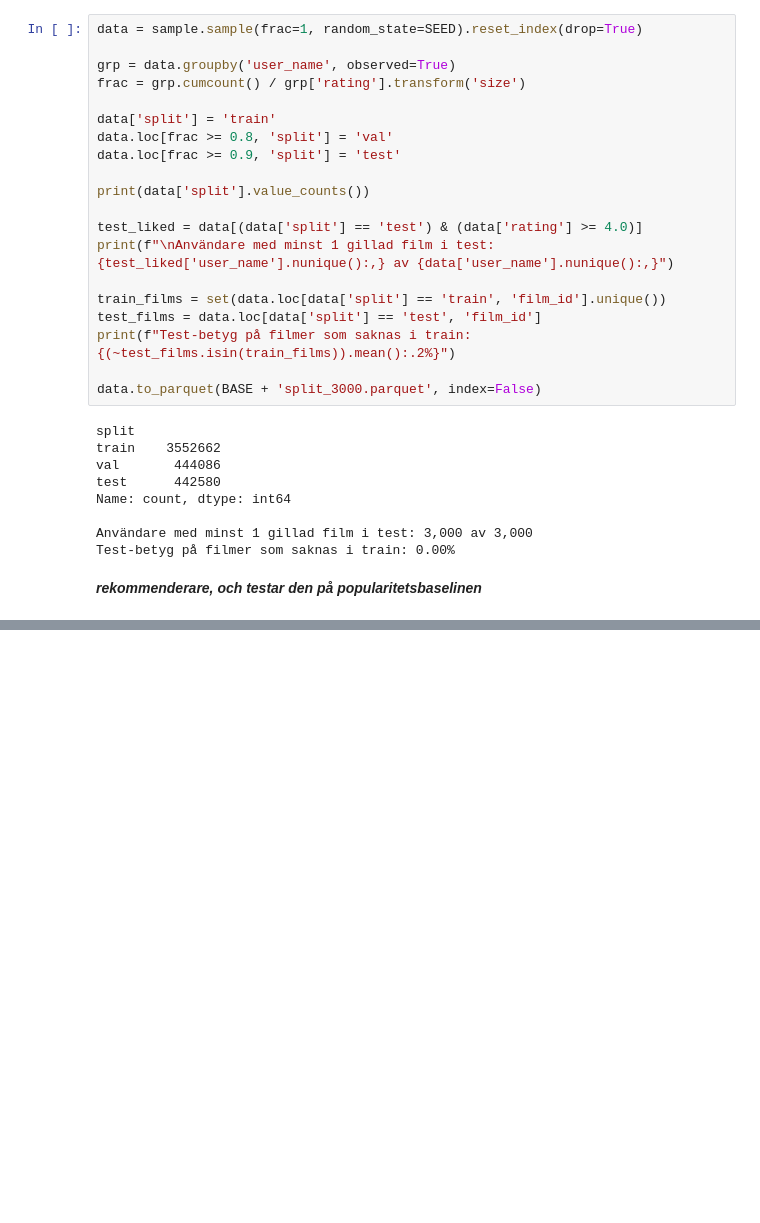
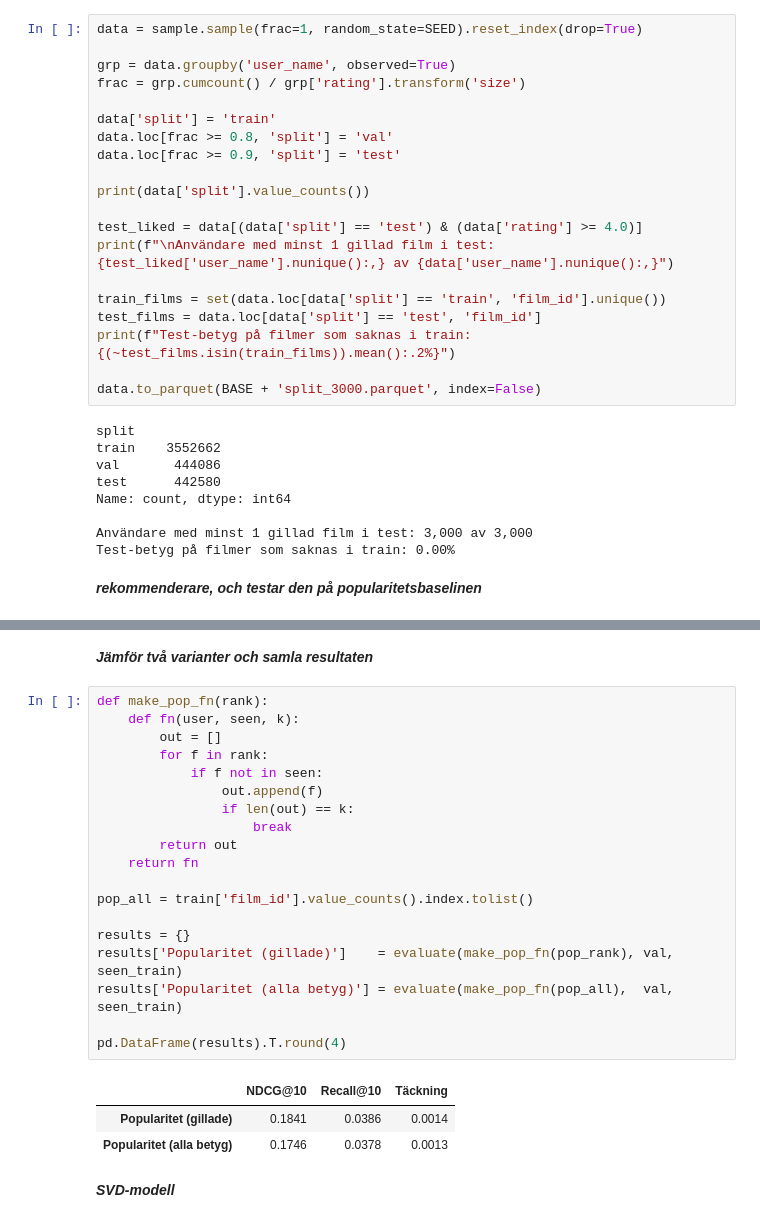
Before and after one commit to SaharMian/recsys-letterboxd, a Jupyter notebook: Dataandeval.ipynb, the cells around one changed output, grey strips where cells are left out. Cells and saved outputs as stored; diff of their text form; blank space fills up the shorter version.

```diff
--- a/Dataandeval.ipynb
+++ b/Dataandeval.ipynb
@@ -309,0 +310,27 @@ print(evaluate(recommend_pop, val, seen_train))
+# %% [markdown]
+***Jämför två varianter och samla resultaten***
+# %%
+def make_pop_fn(rank):
+    def fn(user, seen, k):
+        out = []
+        for f in rank:
+            if f not in seen:
+                out.append(f)
+                if len(out) == k:
+                    break
+        return out
+    return fn
+
+pop_all = train['film_id'].value_counts().index.tolist()
+
+results = {}
+results['Popularitet (gillade)']    = evaluate(make_pop_fn(pop_rank), val, seen_train)
+results['Popularitet (alla betyg)'] = evaluate(make_pop_fn(pop_all),  val, seen_train)
+
+pd.DataFrame(results).T.round(4)
+# %% [output]
+|  | NDCG@10 | Recall@10 | Täckning |
+| Popularitet (gillade) | 0.1841 | 0.0386 | 0.0014 |
+| Popularitet (alla betyg) | 0.1746 | 0.0378 | 0.0013 |
+# %% [markdown]
+***SVD-modell***
```
Also changed, not shown: parts of 12 cells of this notebook.
